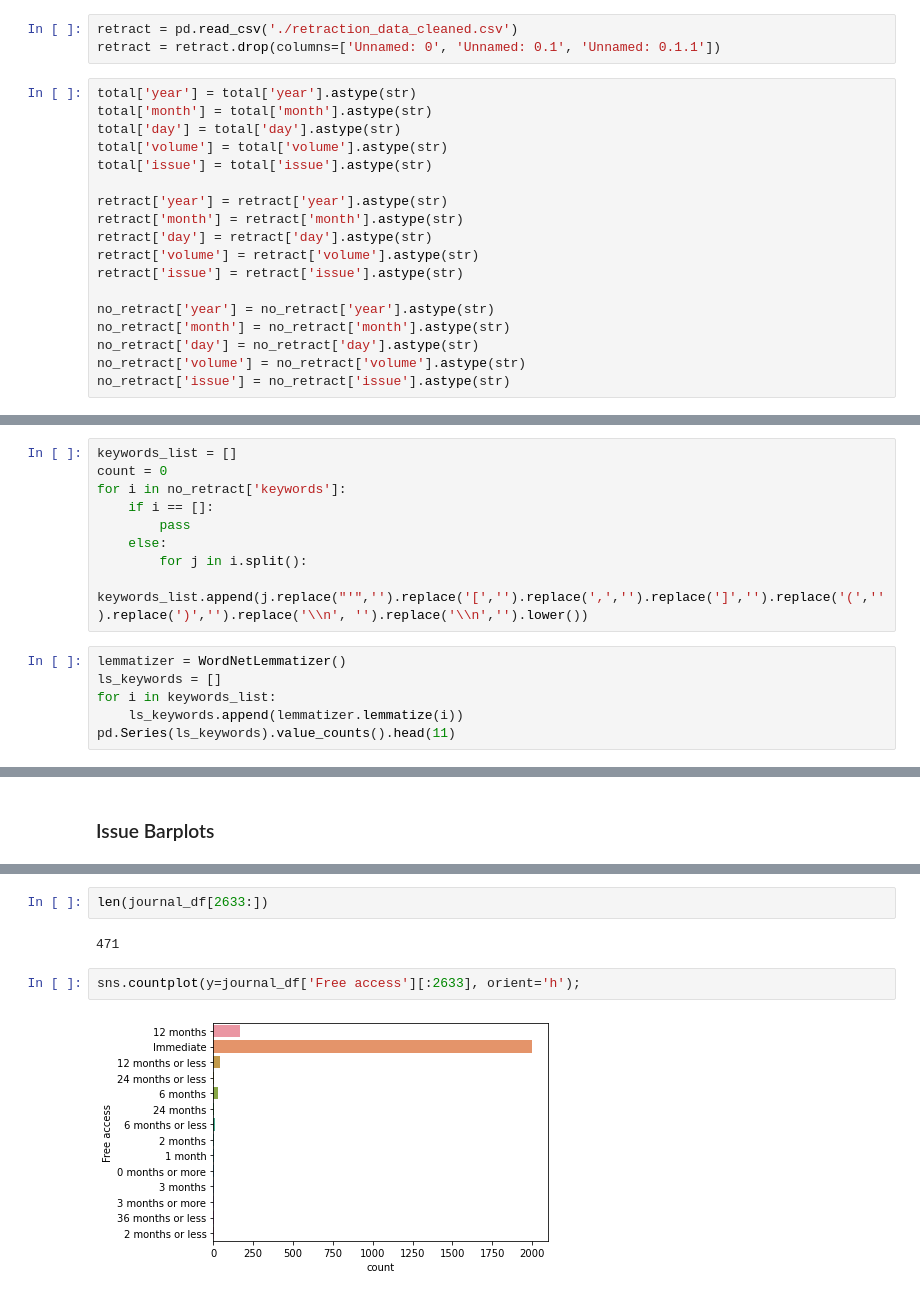
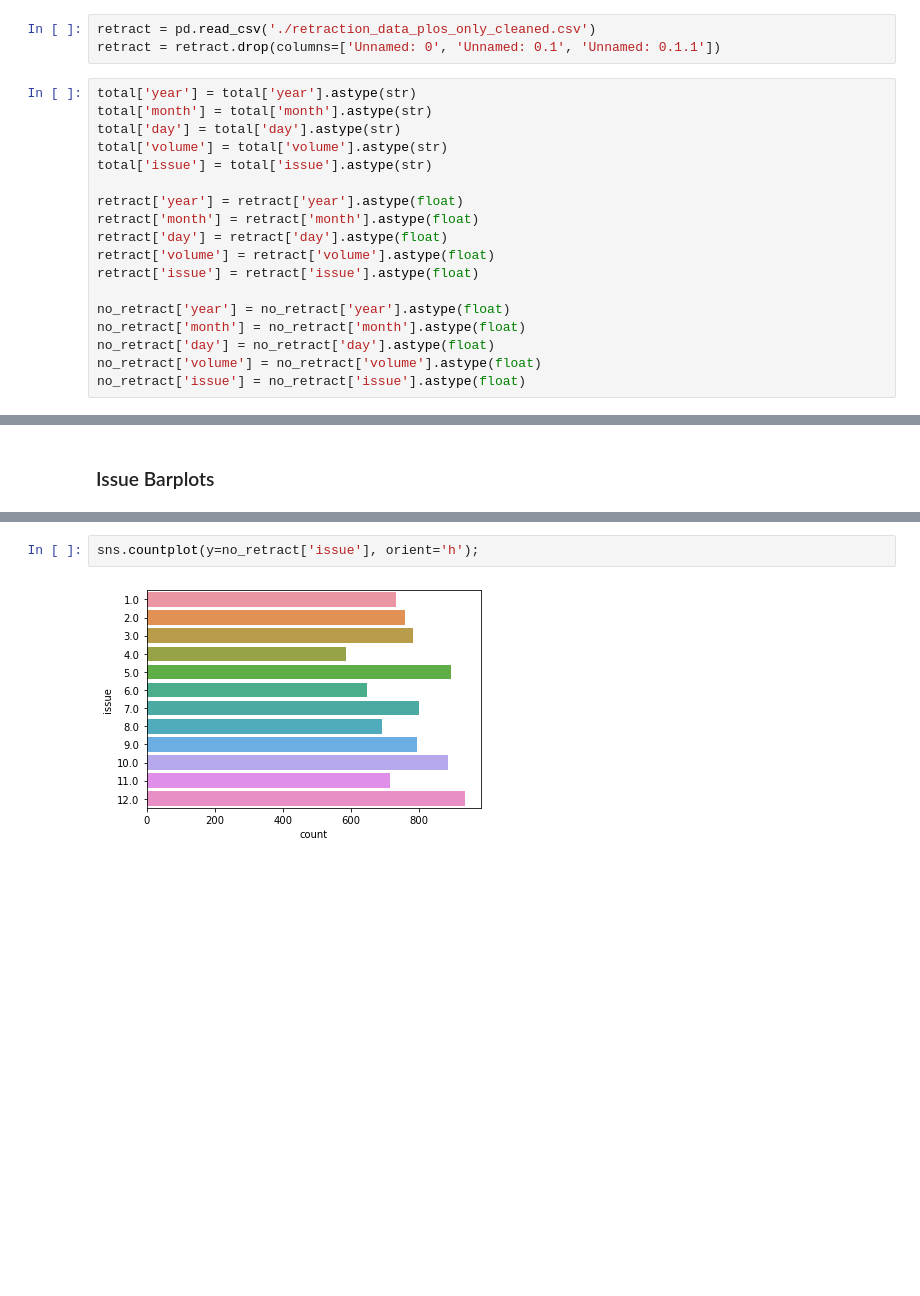
Before and after one commit to lmpack01/Research-Article-Retraction-Project, a Jupyter notebook: EDA and Feature Engineering.ipynb, the cells around one changed output, grey strips where cells are left out. Saved outputs shown, nothing was run; the diff lists cells and outputs as text; blank space fills up the shorter version.

```diff
--- a/EDA and Feature Engineering.ipynb
+++ b/EDA and Feature Engineering.ipynb
@@ -32,6 +28,6 @@ no_retract = pd.read_csv('./no_retraction_data_cleaned.csv')
 no_retract = no_retract.drop(columns=['Unnamed: 0', 'Unnamed: 0.1', 'Unnamed: 0.1.1'])
 # %%
-retract = pd.read_csv('./retraction_data_cleaned.csv')
+retract = pd.read_csv('./retraction_data_plos_only_cleaned.csv')
 retract = retract.drop(columns=['Unnamed: 0', 'Unnamed: 0.1', 'Unnamed: 0.1.1'])
 # %%
 total['year'] = total['year'].astype(str)
@@ -40,17 +36,17 @@ total['day'] = total['day'].astype(str)
 total['volume'] = total['volume'].astype(str)
 total['issue'] = total['issue'].astype(str)
 
-retract['year'] = retract['year'].astype(str)
-retract['month'] = retract['month'].astype(str)
-retract['day'] = retract['day'].astype(str)
-retract['volume'] = retract['volume'].astype(str)
-retract['issue'] = retract['issue'].astype(str)
+retract['year'] = retract['year'].astype(float)
+retract['month'] = retract['month'].astype(float)
+retract['day'] = retract['day'].astype(float)
+retract['volume'] = retract['volume'].astype(float)
+retract['issue'] = retract['issue'].astype(float)
 
-no_retract['year'] = no_retract['year'].astype(str)
-no_retract['month'] = no_retract['month'].astype(str)
-no_retract['day'] = no_retract['day'].astype(str)
-no_retract['volume'] = no_retract['volume'].astype(str)
-no_retract['issue'] = no_retract['issue'].astype(str)
+no_retract['year'] = no_retract['year'].astype(float)
+no_retract['month'] = no_retract['month'].astype(float)
+no_retract['day'] = no_retract['day'].astype(float)
+no_retract['volume'] = no_retract['volume'].astype(float)
+no_retract['issue'] = no_retract['issue'].astype(float)
 # %%
 total.loc[total['abstract'].isnull()==True].index
 # %% [output]
@@ -119,15 +116,0 @@ dtype: int64
-# %%
-keywords_list = []
-count = 0
-for i in no_retract['keywords']:
-    if i == []:
-        pass
-    else:
-        for j in i.split():
-            keywords_list.append(j.replace("'",'').replace('[','').replace(',','').replace(']','').replace('(','').replace(')','').replace('\\n', '').replace('\\n','').lower())
-# %%
-lemmatizer = WordNetLemmatizer()
-ls_keywords = []
-for i in keywords_list:
-    ls_keywords.append(lemmatizer.lemmatize(i))
-pd.Series(ls_keywords).value_counts().head(11)
@@ -706,8 +625,4 @@ journal_df.loc[journal_df['Journal title']=='PLoS Currents']
-# %%
-len(journal_df[2633:])
-# %% [output]
-471
 # %%
-sns.countplot(y=journal_df['Free access'][:2633], orient='h');
+sns.countplot(y=no_retract['issue'], orient='h');
 # %% [output]
-[figure, old version]
+[figure, new version]
```
Also changed, not shown: parts of 75 cells of this notebook, 4 other files.
